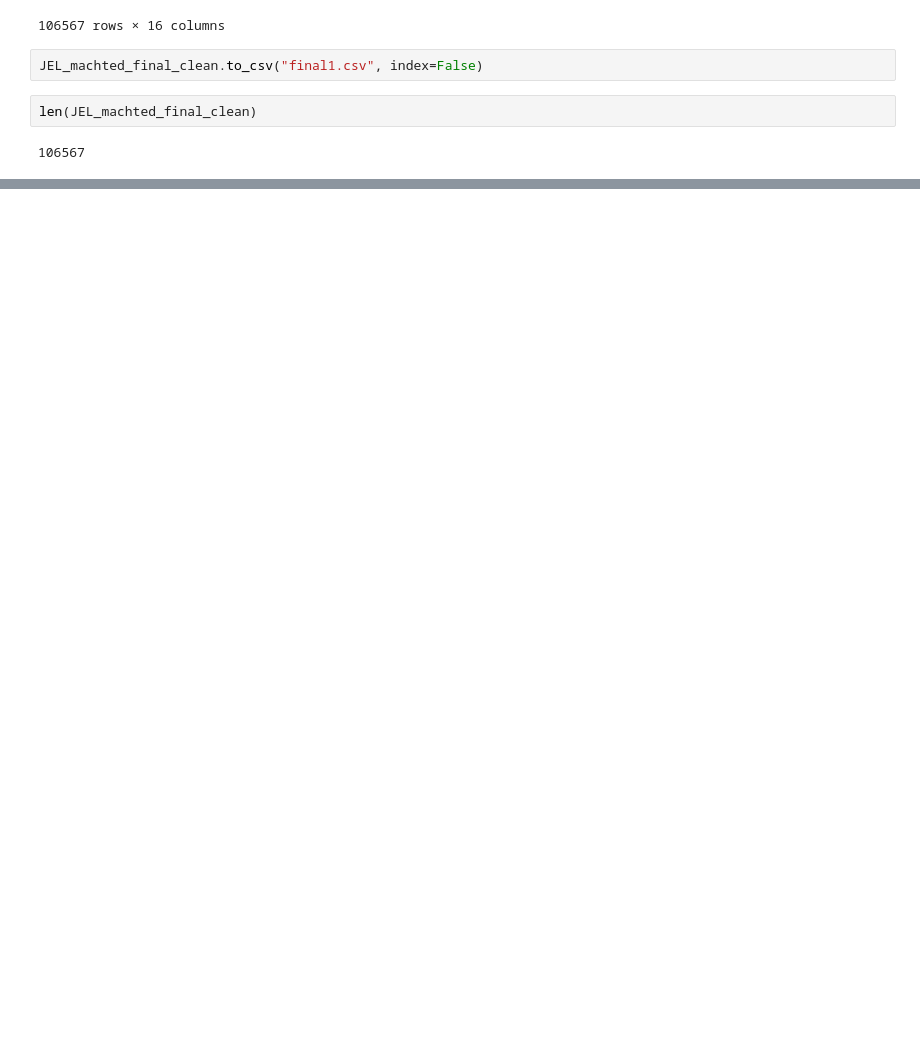
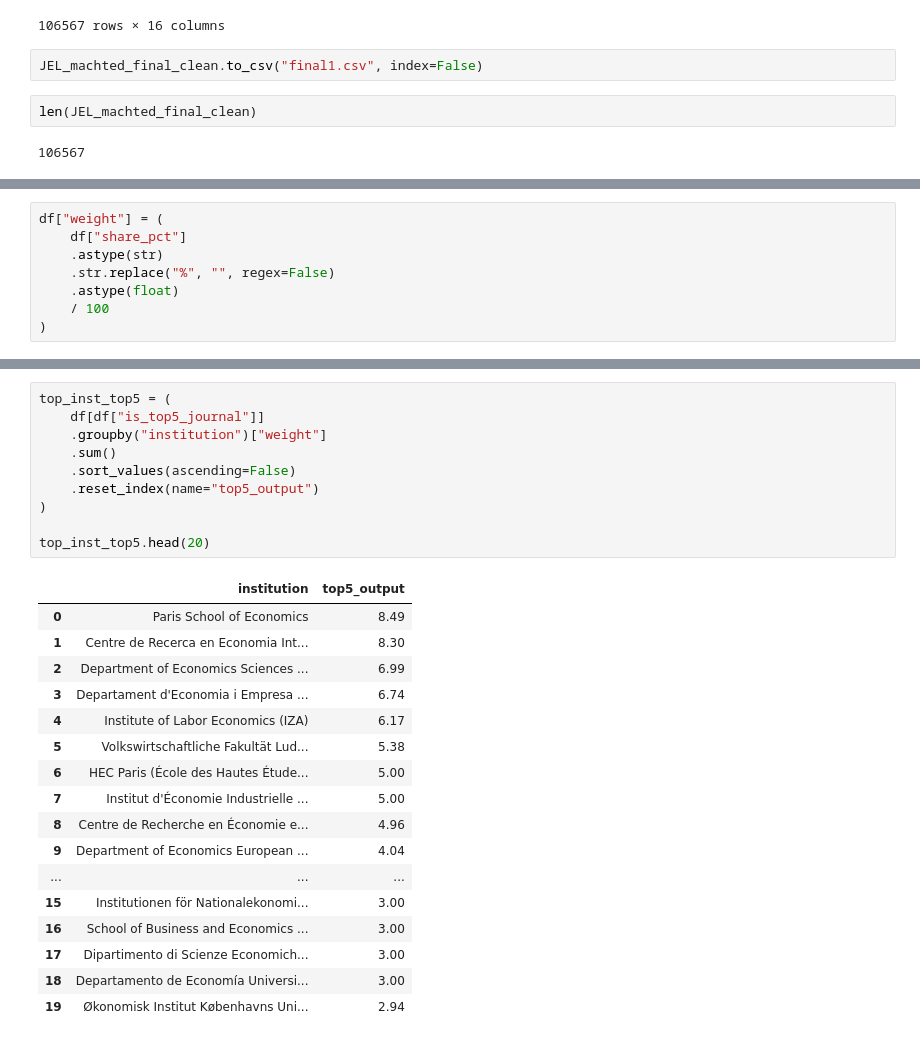
Before and after one commit to celinamadaschi/Telecom-DataAnalysis_Economics, a Jupyter notebook: isaure merge.ipynb, the cells around one changed output, grey strips where cells are left out. Drawn from its saved outputs; the diff is of its cells as text; blank space fills up the shorter version.

```diff
--- a/isaure merge.ipynb
+++ b/isaure merge.ipynb
@@ -328,0 +337,8 @@ JEL_machted_final_clean[JEL_machted_final_clean["author_name"]=="Blanchard, Oliv
+# %%
+df["weight"] = (
+    df["share_pct"]
+    .astype(str)
+    .str.replace("%", "", regex=False)
+    .astype(float)
+    / 100
+)
@@ -328,0 +526,28 @@ JEL_machted_final_clean[JEL_machted_final_clean["author_name"]=="Blanchard, Oliv
+# %%
+top_inst_top5 = (
+    df[df["is_top5_journal"]]
+    .groupby("institution")["weight"]
+    .sum()
+    .sort_values(ascending=False)
+    .reset_index(name="top5_output")
+)
+
+top_inst_top5.head(20)
+# %% [output]
+|  | institution | top5_output |
+| 0 | Paris School of Economics | 8.49 |
+| 1 | Centre de Recerca en Economia Int... | 8.30 |
+| 2 | Department of Economics Sciences ... | 6.99 |
+| 3 | Departament d'Economia i Empresa ... | 6.74 |
+| 4 | Institute of Labor Economics (IZA) | 6.17 |
+| 5 | Volkswirtschaftliche Fakultät Lud... | 5.38 |
+| 6 | HEC Paris (École des Hautes Étude... | 5.00 |
+| 7 | Institut d'Économie Industrielle ... | 5.00 |
+| 8 | Centre de Recherche en Économie e... | 4.96 |
+| 9 | Department of Economics European ... | 4.04 |
+| ... | ... | ... |
+| 15 | Institutionen för Nationalekonomi... | 3.00 |
+| 16 | School of Business and Economics ... | 3.00 |
+| 17 | Dipartimento di Scienze Economich... | 3.00 |
+| 18 | Departamento de Economía Universi... | 3.00 |
+| 19 | Økonomisk Institut Københavns Uni... | 2.94 |
```
Also changed, not shown: parts of 24 cells of this notebook.
